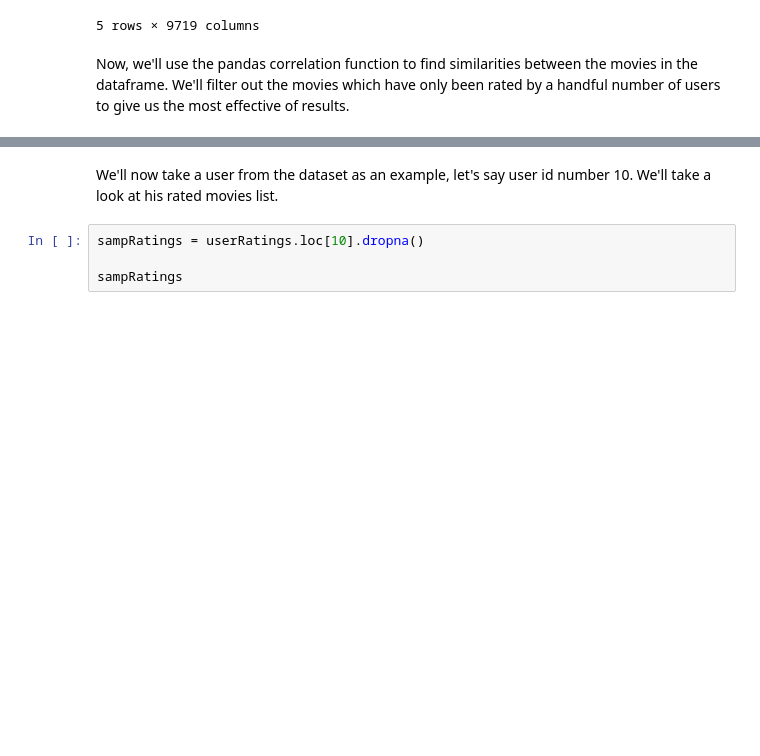
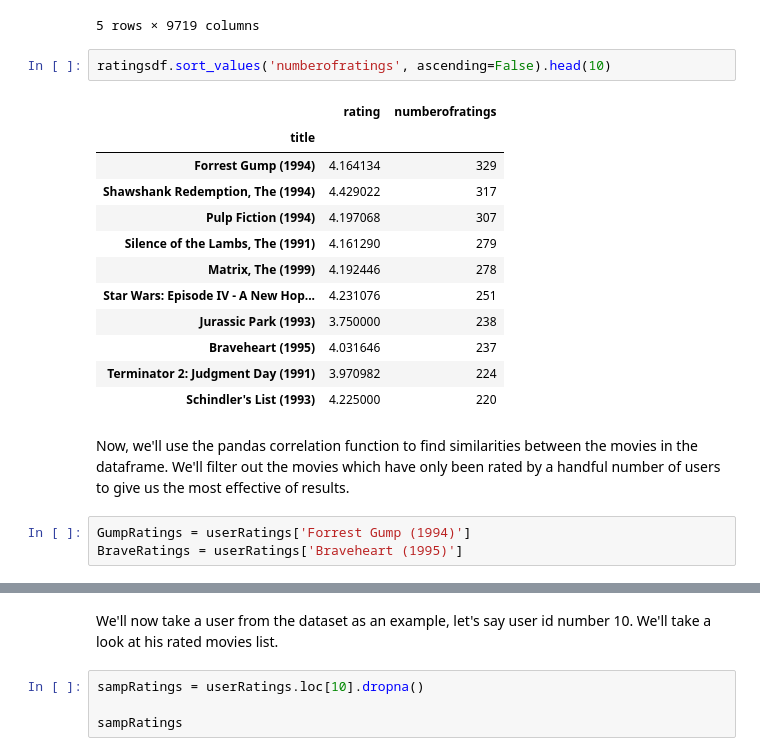
Before and after one commit to hosadman/movie-recommendation-system, a Jupyter notebook: Movie-Recommendation-System.ipynb, the cells around one changed output, grey strips where cells are left out. Saved outputs shown, nothing was run; the diff lists cells and outputs as text; blank space fills up the shorter version.

```diff
--- a/Movie-Recommendation-System.ipynb
+++ b/Movie-Recommendation-System.ipynb
@@ -85,5 +92,23 @@ userRatings.head()
 | 4 | NaN | NaN | NaN | NaN | NaN | ... |
 | 5 | NaN | NaN | NaN | NaN | NaN | ... |
 5 rows × 9719 columns
+# %%
+ratingsdf.sort_values('numberofratings', ascending=False).head(10)
+# %% [output]
+|  | rating | numberofratings |
+| title |  |  |
+| Forrest Gump (1994) | 4.164134 | 329 |
+| Shawshank Redemption, The (1994) | 4.429022 | 317 |
+| Pulp Fiction (1994) | 4.197068 | 307 |
+| Silence of the Lambs, The (1991) | 4.161290 | 279 |
+| Matrix, The (1999) | 4.192446 | 278 |
+| Star Wars: Episode IV - A New Hop... | 4.231076 | 251 |
+| Jurassic Park (1993) | 3.750000 | 238 |
+| Braveheart (1995) | 4.031646 | 237 |
+| Terminator 2: Judgment Day (1991) | 3.970982 | 224 |
+| Schindler's List (1993) | 4.225000 | 220 |
 # %% [markdown]
 Now, we'll use the pandas correlation function to find similarities between the movies in the dataframe. We'll filter out the movies which have only been rated by a handful number of users to give us the most effective of results.
+# %%
+GumpRatings = userRatings['Forrest Gump (1994)']
+BraveRatings = userRatings['Braveheart (1995)']
```
Also changed, not shown: parts of 7 cells of this notebook.
